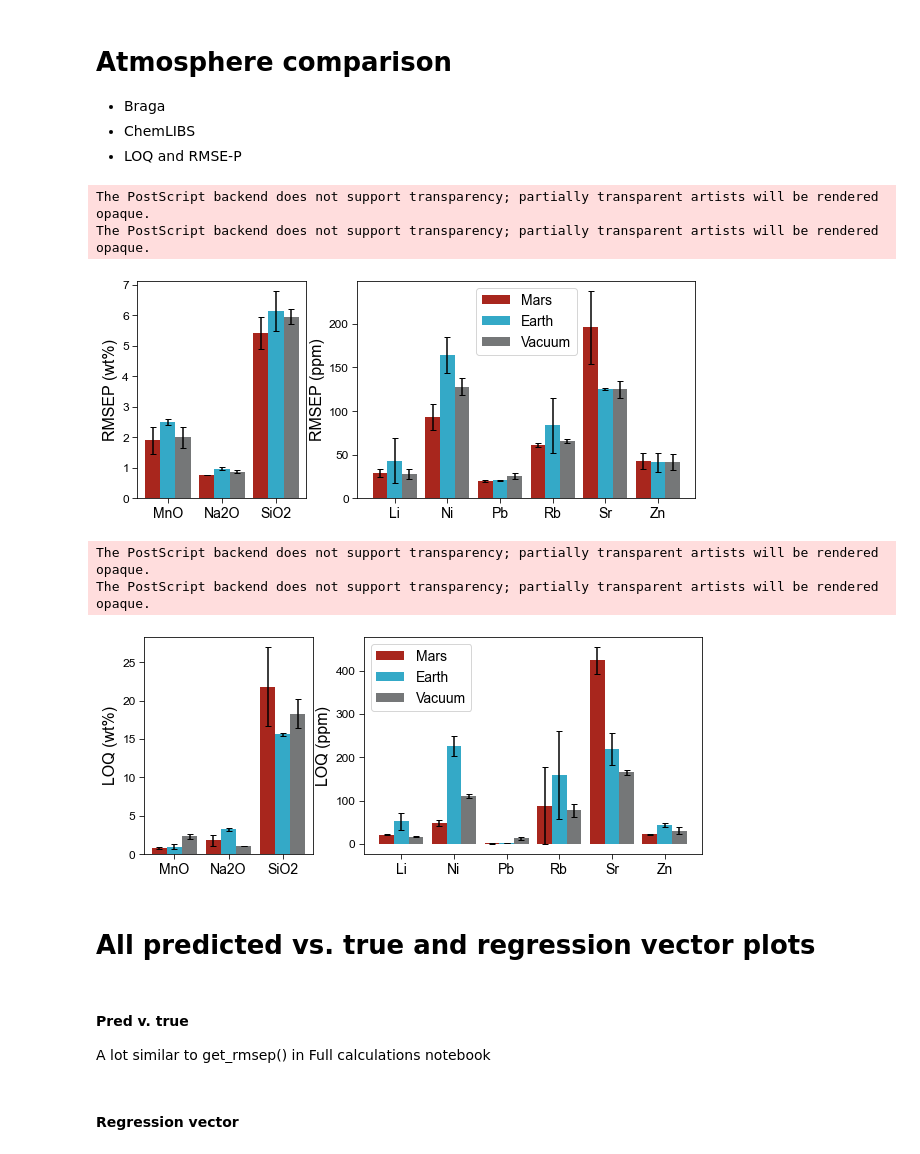
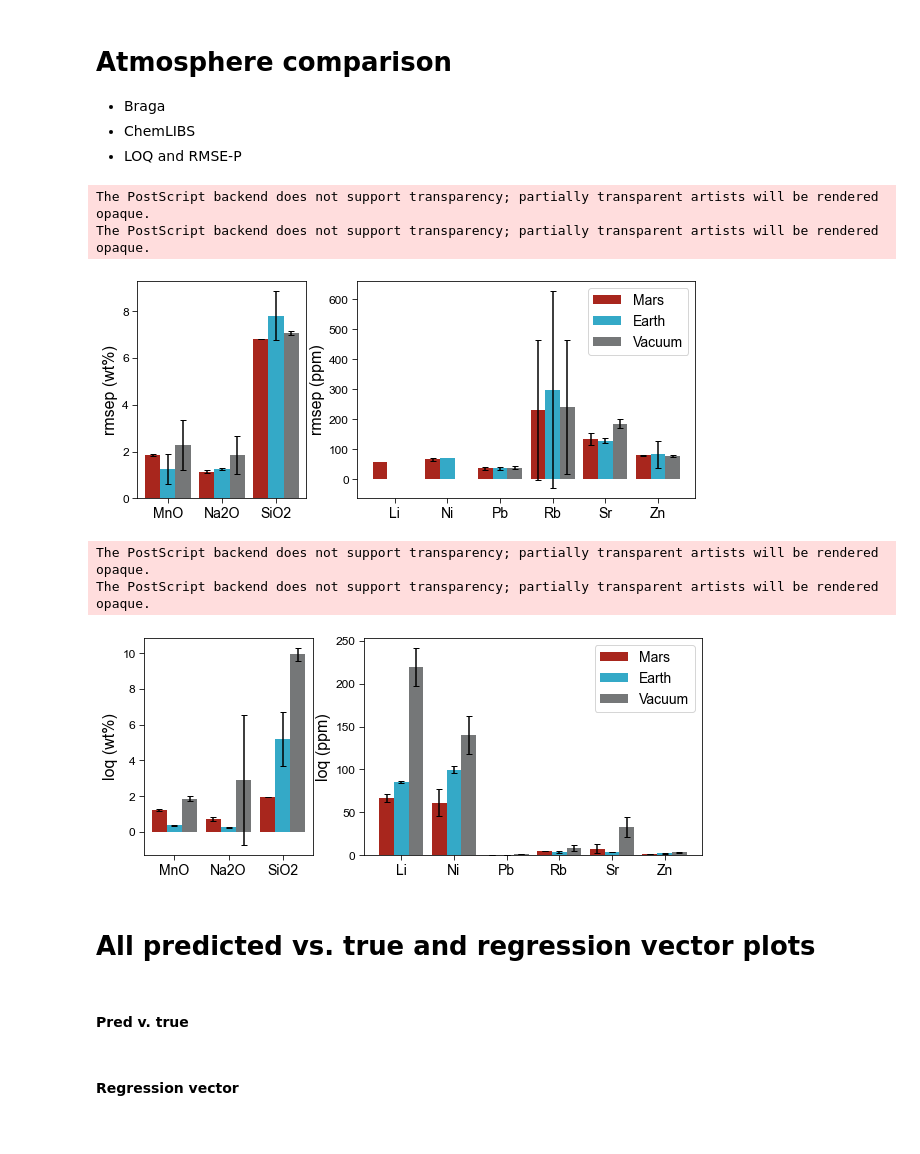
Before and after one commit to ytsmacr/LOD-paper, a Jupyter notebook: Figures.ipynb, the cells around one changed output. Drawn from its saved outputs; the diff is of its cells as text; code cells hidden in the pictures.

Commit message:
big revision method update

```diff
--- a/Figures.ipynb
+++ b/Figures.ipynb
@@ -18,7 +18,7 @@ plt.ioff()
 
 fp = "G:\\My Drive\\Darby Work\\Ytsma and Dyar 2021 (LOD paper)\\"
 # read in results
-data = pd.read_csv(fp + "averaged_LOD_RMSEP_results.csv")
+data = pd.read_csv(fp + "average_results_011422.csv")
 # detailed results
-detail_data = pd.read_csv(fp + "detailed_LOD_RMSEP_results.csv")
+detail_data = pd.read_csv(fp + "results_011422.csv")
 # %% [output]
@@ -460,7 +570,9 @@ plt.show()
 - ChemLIBS
 - LOQ and RMSE-P
 # %%
-data3 = data[data.instrument == 'ChemLIBS']
+data3 = data[(data.instrument == 'ChemLIBS') &
+             (data.outlier_defn == 'highest_natural') &
+             (data.method == 'metals')]
 maj3 = data3[data3.element.isin(maj_list)].reset_index(drop=True)
 min3 = data3[~data3.element.isin(maj_list)].reset_index(drop=True)
 # %%
@@ -471,8 +583,8 @@ def min_atm(atm, lotype):
     return min3[min3.atmosphere==atm][lotype]
 
 def atmosphere(lotype):
-    data = lotype + '_Braga'
-    error = lotype + '_Braga_sd'
+    data = lotype
+    error = lotype+'_sd'
 
     # define plot stuff
     width = 0.14
@@ -483,6 +595,7 @@ def atmosphere(lotype):
     lsize = 14
     tsize = 16
     cap = 3
+    klen = 5
 
     #labels
     majlab = maj3.element.unique()
@@ -528,21 +641,21 @@ def atmosphere(lotype):
     minor.legend(handles = [major1, major2, major3], fontsize = lsize)
 
     # save image
-    path = fp + "figures\\"+lotype+"_atmosphere.eps"
-    path1 = fp + "figures\\"+lotype+"_atmosphere.jpeg"
+    path = fp + "figures\\"+lotype+"_atmosphere_new_metals.eps"
+    path1 = fp + "figures\\"+lotype+"_atmosphere_new_metals.jpeg"
     plt.savefig(path, bbox_inches="tight") # save as .eps
     plt.savefig(path1, bbox_inches="tight") # save as .jpeg
 
     plt.show()
 # %%
-atmosphere('RMSEP')
-atmosphere('LOQ')
+atmosphere('rmsep')
+atmosphere('loq')
 # %% [output]
 The PostScript backend does not support transparency; partially transparent artists will be rendered opaque.
 The PostScript backend does not support transparency; partially transparent artists will be rendered opaque.
-[figure, old version]
+[figure, new version]
 The PostScript backend does not support transparency; partially transparent artists will be rendered opaque.
 The PostScript backend does not support transparency; partially transparent artists will be rendered opaque.
-[figure, old version]
+[figure, new version]
 # %% [markdown]
 # All predicted vs. true and regression vector plots
@@ -572,3 +662,2 @@ uncert = pd.Series(uncert.uncertainty.values, index=uncert.element).to_dict()
 # %% [markdown]
 #### Pred v. true
-A lot similar to get_rmsep() in Full calculations notebook
```
Also changed, not shown: parts of 41 cells of this notebook, 3 other files.
